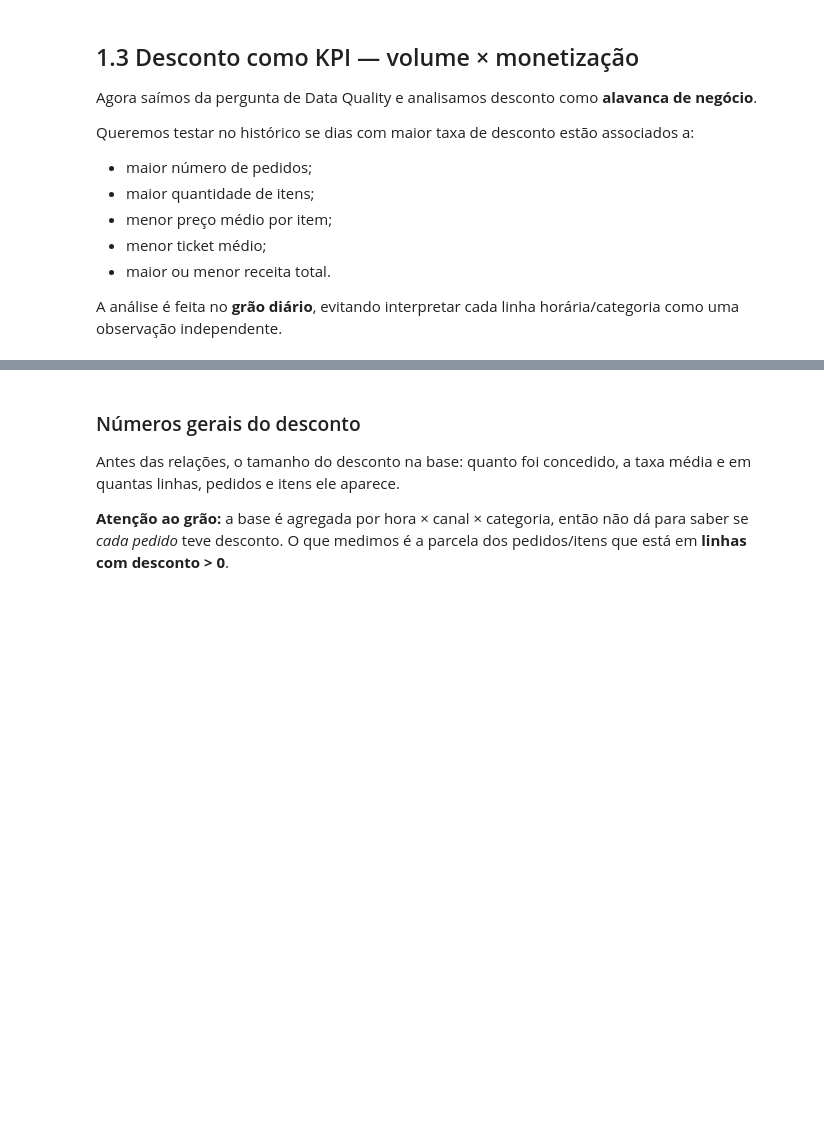
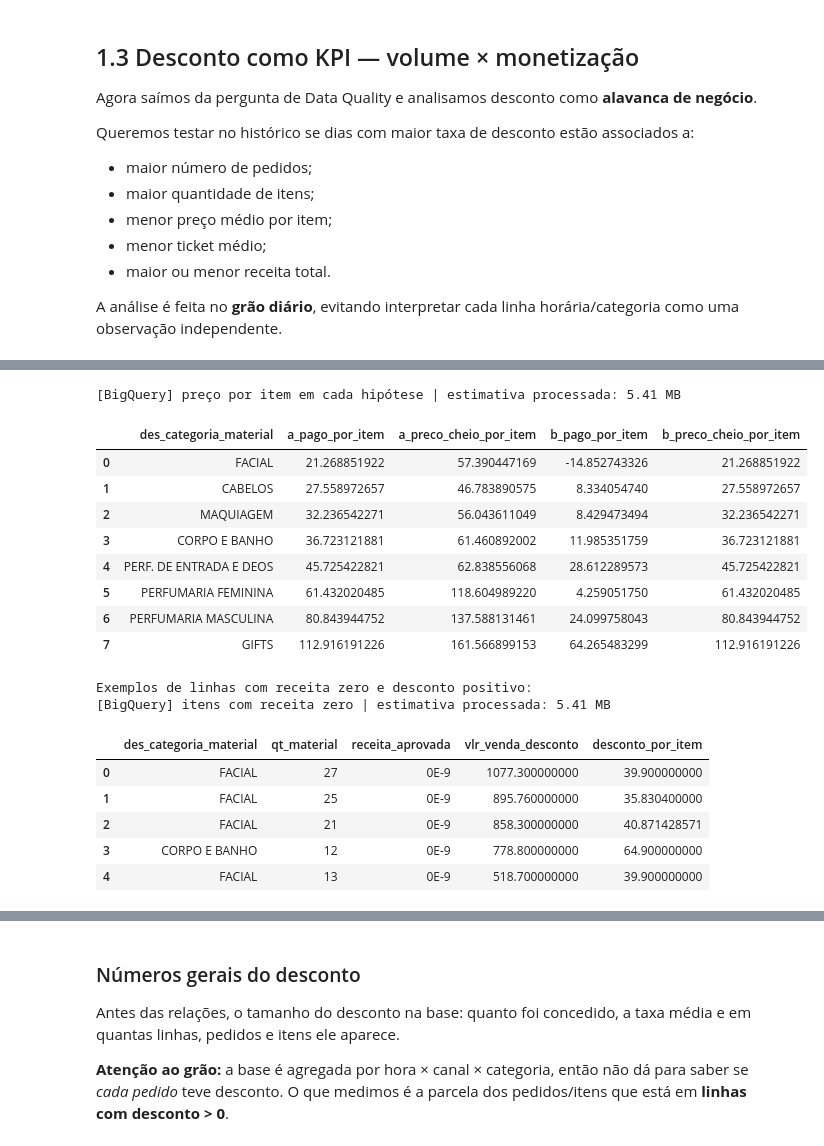
Before and after one commit to guisoares10/Projeto-GB, a Jupyter notebook: notebooks/01_eda_data_quality.ipynb, the cells around one changed output, grey strips where cells are left out. Drawn from its saved outputs; the diff is of its cells as text; code cells hidden in the pictures; blank space fills up the shorter version.

```diff
--- a/notebooks/01_eda_data_quality.ipynb
+++ b/notebooks/01_eda_data_quality.ipynb
@@ -884,0 +894,62 @@ A análise é feita no **grão diário**, evitando interpretar cada linha horár
+# %%
+sql_revenue_semantics = f"""
+SELECT
+  COUNTIF(receita_aprovada > 0) AS linhas_receita_positiva,
+
+  -- 1) Em B, desconto > receita significaria venda líquida negativa
+  COUNTIF(receita_aprovada > 0 AND vlr_venda_desconto > receita_aprovada) AS linhas_desconto_maior_que_receita,
+
+  -- 2) Linhas com receita zero e desconto positivo: em A é item 100% gratuito (brinde)
+  COUNTIF(receita_aprovada = 0) AS linhas_receita_zero,
+  COUNTIF(receita_aprovada = 0 AND vlr_venda_desconto > 0) AS linhas_receita_zero_com_desconto,
+
+  -- 3) Taxa de desconto por linha em cada hipótese
+  APPROX_QUANTILES(SAFE_DIVIDE(vlr_venda_desconto, receita_aprovada + vlr_venda_desconto), 100)[OFFSET(50)] AS taxa_mediana_hipotese_a,
+  MAX(SAFE_DIVIDE(vlr_venda_desconto, receita_aprovada + vlr_venda_desconto)) AS taxa_maxima_hipotese_a,
+  APPROX_QUANTILES(IF(receita_aprovada > 0, SAFE_DIVIDE(vlr_venda_desconto, receita_aprovada), NULL), 100)[OFFSET(50)] AS taxa_mediana_hipotese_b,
+  APPROX_QUANTILES(IF(receita_aprovada > 0, SAFE_DIVIDE(vlr_venda_desconto, receita_aprovada), NULL), 100)[OFFSET(95)] AS taxa_p95_hipotese_b
+FROM `{TABLE_ID}`
+WHERE {DATE_FILTER}
+  AND receita_aprovada >= 0
+"""
+
+revenue_semantics = run_bq(sql_revenue_semantics, "semântica receita x desconto")
+display(revenue_semantics.T.rename(columns={0: "valor"}))
+
+sql_price_hypotheses = f"""
+SELECT
+  des_categoria_material,
+  SAFE_DIVIDE(SUM(receita_aprovada), SUM(qt_material)) AS a_pago_por_item,
+  SAFE_DIVIDE(SUM(receita_aprovada + vlr_venda_desconto), SUM(qt_material)) AS a_preco_cheio_por_item,
+  SAFE_DIVIDE(SUM(receita_aprovada - vlr_venda_desconto), SUM(qt_material)) AS b_pago_por_item,
+  SAFE_DIVIDE(SUM(receita_aprovada), SUM(qt_material)) AS b_preco_cheio_por_item
+FROM `{TABLE_ID}`
+WHERE {DATE_FILTER}
+  AND receita_aprovada >= 0
+  AND SAFE_CAST(des_categoria_material AS NUMERIC) IS NULL
+GROUP BY 1
+ORDER BY a_pago_por_item
+"""
+
+price_hypotheses = run_bq(sql_price_hypotheses, "preço por item em cada hipótese")
+display(price_hypotheses)
+
+sql_free_items = f"""
+SELECT
+  des_categoria_material,
+  qt_material,
+  receita_aprovada,
+  vlr_venda_desconto,
+  SAFE_DIVIDE(vlr_venda_desconto, qt_material) AS desconto_por_item
+FROM `{TABLE_ID}`
+WHERE {DATE_FILTER}
+  AND receita_aprovada = 0
+  AND vlr_venda_desconto > 0
+  AND SAFE_CAST(des_categoria_material AS NUMERIC) IS NULL
+ORDER BY vlr_venda_desconto DESC
+LIMIT 5
+"""
+
+print("Exemplos de linhas com receita zero e desconto positivo:")
+display(run_bq(sql_free_items, "itens com receita zero"))
+# %% [output]
@@ -884,0 +966,18 @@ A análise é feita no **grão diário**, evitando interpretar cada linha horár
+[BigQuery] preço por item em cada hipótese | estimativa processada: 5.41 MB
+|  | des_categoria_material | a_pago_por_item | a_preco_cheio_por_item | b_pago_por_item | b_preco_cheio_por_item |
+| 0 | FACIAL | 21.268851922 | 57.390447169 | -14.852743326 | 21.268851922 |
+| 1 | CABELOS | 27.558972657 | 46.783890575 | 8.334054740 | 27.558972657 |
+| 2 | MAQUIAGEM | 32.236542271 | 56.043611049 | 8.429473494 | 32.236542271 |
+| 3 | CORPO E BANHO | 36.723121881 | 61.460892002 | 11.985351759 | 36.723121881 |
+| 4 | PERF. DE ENTRADA E DEOS | 45.725422821 | 62.838556068 | 28.612289573 | 45.725422821 |
+| 5 | PERFUMARIA FEMININA | 61.432020485 | 118.604989220 | 4.259051750 | 61.432020485 |
+| 6 | PERFUMARIA MASCULINA | 80.843944752 | 137.588131461 | 24.099758043 | 80.843944752 |
+| 7 | GIFTS | 112.916191226 | 161.566899153 | 64.265483299 | 112.916191226 |
+Exemplos de linhas com receita zero e desconto positivo:
+[BigQuery] itens com receita zero | estimativa processada: 5.41 MB
+|  | des_categoria_material | qt_material | receita_aprovada | vlr_venda_desconto | desconto_por_item |
+| 0 | FACIAL | 27 | 0E-9 | 1077.300000000 | 39.900000000 |
+| 1 | FACIAL | 25 | 0E-9 | 895.760000000 | 35.830400000 |
+| 2 | FACIAL | 21 | 0E-9 | 858.300000000 | 40.871428571 |
+| 3 | CORPO E BANHO | 12 | 0E-9 | 778.800000000 | 64.900000000 |
+| 4 | FACIAL | 13 | 0E-9 | 518.700000000 | 39.900000000 |
```
Also changed, not shown: parts of 3 cells of this notebook.
